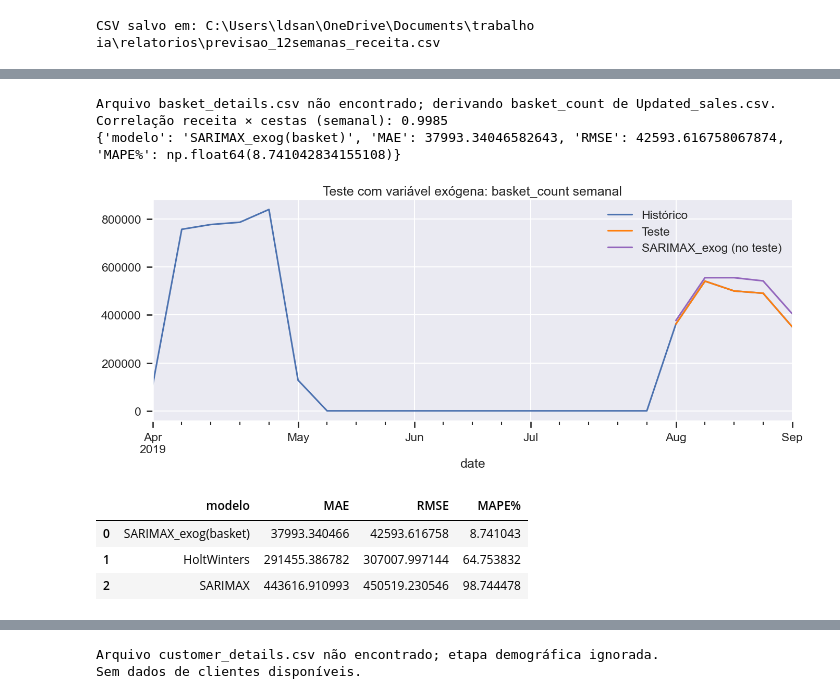
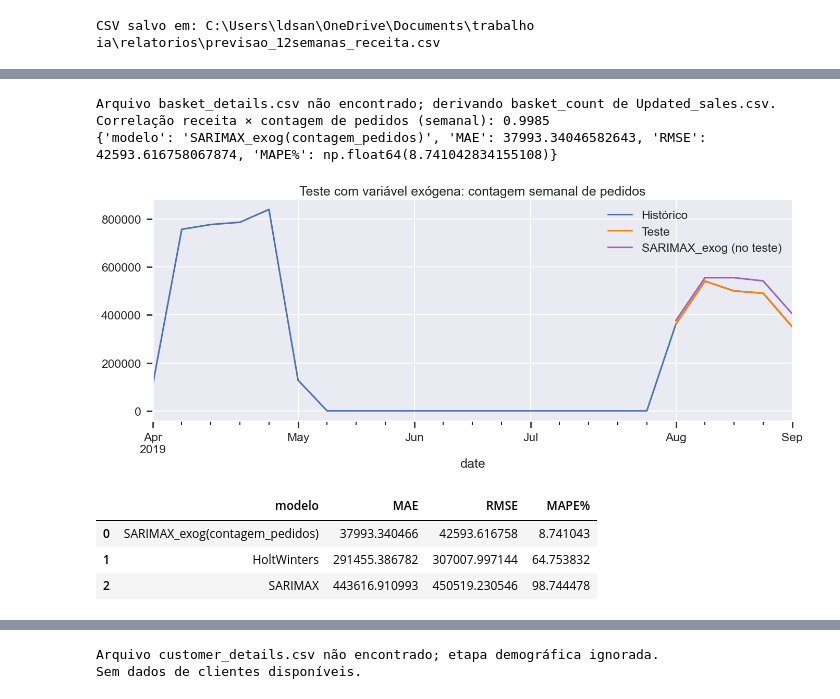
Before and after one commit to codewithsouza/Analise-Preditiva, a Jupyter notebook: guia_series_temporais_ecommerce.ipynb, the cells around one changed output, grey strips where cells are left out. Cells and saved outputs as stored; diff of their text form; code cells hidden in the pictures.

```diff
--- a/guia_series_temporais_ecommerce.ipynb
+++ b/guia_series_temporais_ecommerce.ipynb
@@ -454,5 +649,5 @@ Observações: 23 | Treino: 18 | Teste: 5 | Horizonte: 5
 # %%
-# 7) Modelos: Holt-Winters e SARIMAX — com fallback e salvaguardas
+# %% 7) Modelos: Holt-Winters e SARIMAX — com fallback e salvaguardas
 
 results = {}
 
@@ -479,12 +674,22 @@ else:
     else:
         hw_kwargs["seasonal"] = None
 
+    # Prints explicativos para apresentação
+    print("=== Holt-Winters ===")
+    print(f"CV treino: {cv:.3f}")
+    if hw_kwargs["seasonal"] is None:
+        print("Sazonalidade: não aplicada (dados insuficientes).")
+    else:
+        forma = "multiplicativa" if hw_kwargs["seasonal"] == "mul" else "aditiva"
+        print(f"Sazonalidade: {forma} | Período: {hw_kwargs['seasonal_periods']}")
+
     # Ajuste Holt-Winters
     try:
         hw_model = ExponentialSmoothing(y_train, **hw_kwargs)
         hw_fit = hw_model.fit(optimized=True)
         hw_fc = hw_fit.forecast(steps=h)
         results["HoltWinters"] = {"fit": hw_fit, "forecast": hw_fc}
+        print("HW: ajuste concluído.")
     except Exception as e:
         print("Holt-Winters falhou:", e)
 
@@ -492,6 +697,9 @@ else:
     order = (1, 1, 1) if len(y_train) > 2 else (1, 0, 0)
     use_seasonal = len(y_train) >= 104
     seasonal_order = (1, 1, 1, 52) if use_seasonal else (0, 0, 0, 0)
+
+    print("\n=== SARIMAX ===")
+    print(f"order={order} | seasonal_order={seasonal_order}")
 
     try:
         sar_model = SARIMAX(
@@ -509,6 +717,7 @@ else:
             "order": order,
             "seasonal_order": seasonal_order,
         }
+        print("SARIMAX: ajuste concluído.")
     except Exception as e:
         print("SARIMAX falhou:", e)
 
@@ -650,5 +963,5 @@ CSV salvo em: C:\Users\ldsan\OneDrive\Documents\trabalho ia\relatorios\previsao_
 # %%
-# 10) Variável exógena: basket_count semanal — versão robusta e compatível
+# %% 10) Variável exógena: contagem semanal de pedidos (derivada de Updated_sales.csv)
 
 def load_basket(path: Path) -> pd.DataFrame:
     df = pd.read_csv(path, parse_dates=["basket_date"])
@@ -658,21 +971,32 @@ def load_basket(path: Path) -> pd.DataFrame:
     return df.sort_values("basket_date")
 
 def build_basket_from_sales(df_sales: pd.DataFrame) -> pd.DataFrame:
+    """Deriva basket_count da base de vendas. Compatível com PT/EN."""
     tmp = df_sales.copy()
-    tmp["basket_date"] = tmp["Order Date"].dt.normalize()
-    # se não houver Order ID, usa contagem de linhas como aproximação
-    if "Order ID" in tmp.columns:
-        tmp["basket_count"] = tmp.groupby("basket_date")["Order ID"].transform("nunique")
+
+    # detectar nomes PT/EN
+    date_col = "Data_Pedido" if "Data_Pedido" in tmp.columns else "Order Date"
+    id_col   = "Pedido_ID"    if "Pedido_ID"    in tmp.columns else "Order ID"
+    rev_col  = "Receita"      if "Receita"      in tmp.columns else "Revenue"
+
+    # garantir datetime e normalizar para 00:00
+    tmp["basket_date"] = pd.to_datetime(tmp[date_col], errors="coerce").dt.normalize()
+
+    # se existir ID de pedido, conta pedidos únicos por dia; senão usa contagem de linhas
+    if id_col in tmp.columns:
+        tmp["basket_count"] = tmp.groupby("basket_date")[id_col].transform("nunique")
     else:
-        tmp["basket_count"] = tmp.groupby("basket_date")["Revenue"].transform("size")
+        tmp["basket_count"] = tmp.groupby("basket_date")[rev_col].transform("size")
+
     baskets = (
         tmp[["basket_date", "basket_count"]]
+          .dropna(subset=["basket_date"])
           .drop_duplicates(subset=["basket_date"])
           .sort_values("basket_date")
     )
     return baskets
 
-# carregar baskets de arquivo OU derivar
+# carregar baskets de arquivo OU derivar da base de vendas
 if ("FILE_BASKET" in globals()) and (FILE_BASKET is not None) and FILE_BASKET.exists():
     baskets = load_basket(FILE_BASKET)
     print("Usando basket_details:", FILE_BASKET)
@@ -684,7 +1008,7 @@ else:
     print("Baskets indisponíveis; seção exógena será ignorada.")
 
 # seguir apenas se tivermos baskets e a série alvo 'y'
-fit_exog_global = None  # deixamos disponível para a etapa #9
+fit_exog_global = None
 y_exog_series = None
 
 if (baskets is not None) and (not baskets.empty) and ("y" in globals()) and (len(y) > 0):
@@ -698,15 +1022,17 @@ if (baskets is not None) and (not baskets.empty) and ("y" in globals()) and (len
 
     # alinhar com a série de receita
     y_exog = baskets_weekly.reindex(y.index)["basket_count"].ffill()
-    y_exog_series = y_exog  # guardamos para a etapa #9
+    y_exog_series = y_exog
 
+    # correlação receita x cestas (apenas informativa)
     try:
         corr_val = float(pd.Series(y).corr(y_exog))
     except Exception:
         corr_val = np.nan
-    print("Correlação receita × cestas (semanal):", None if np.isnan(corr_val) else round(corr_val, 4))
+    print("Correlação receita × contagem de pedidos (semanal):",
+          None if np.isnan(corr_val) else round(corr_val, 4))
 
-    # garantir train/test/h (usa os já calculados na etapa 6; se não houver, recalcula)
+    # garantir train/test/h (reutiliza da etapa 6; se faltar, recalcula)
     if "y_train" not in globals() or "y_test" not in globals() or "h" not in globals():
         n = len(y)
         train_size = max(1, int(n * 0.8)) if n > 1 else 0
@@ -734,53 +1060,56 @@ if (baskets is not None) and (not baskets.empty) and ("y" in globals()) and (len
             enforce_invertibility=False,
         )
         fit_exog = sarimax_exog.fit(disp=False)
-        fit_exog_global = fit_exog  # guardamos para a etapa #9
+        fit_exog_global = fit_exog
 
         # previsão no conjunto de teste (limitada a h passos e ao tamanho de x_test)
         steps_eval = min(h, len(x_test))
         pred_exog = fit_exog.get_forecast(steps=steps_eval, exog=x_test.iloc[:steps_eval]).predicted_mean
 
-        # métricas (compatíveis com scikit-learn antigo: sem 'squared=False')
+        # métricas
         mae_exog  = mean_absolute_error(y_test.iloc[:steps_eval], pred_exog)
         rmse_exog = mean_squared_error(y_test.iloc[:steps_eval], pred_exog) ** 0.5
         mape_exog = np.mean(
             np.abs((np.array(y_test.iloc[:steps_eval]) - np.array(pred_exog)) /
                    np.clip(np.abs(np.array(y_test.iloc[:steps_eval])), 1e-9, None))
         ) * 100
 
-        print({"modelo": "SARIMAX_exog(basket)", "MAE": mae_exog, "RMSE": rmse_exog, "MAPE%": mape_exog})
+        print({"modelo": "SARIMAX_exog(contagem_pedidos)", "MAE": mae_exog, "RMSE": rmse_exog, "MAPE%": mape_exog})
 
         # gráfico
         fig, ax = plt.subplots(figsize=(14, 6))
         y.plot(ax=ax, label="Histórico")
         if steps_eval > 0:
             y_test.iloc[:steps_eval].plot(ax=ax, label="Teste", color="tab:orange")
             pred_exog.plot(ax=ax, label="SARIMAX_exog (no teste)", color="tab:purple")
-        ax.set_title("Teste com variável exógena: basket_count semanal")
+        ax.set_title("Teste com variável exógena: contagem semanal de pedidos")
         ax.legend(); plt.tight_layout(); plt.show()
 
-        # (opcional) acrescenta a linha do exógeno na tabela de métricas da etapa #8
+        # (opcional) acrescentar à tabela de métricas
         if "metrics_df" in globals():
             extra = pd.DataFrame([{
-                "modelo": "SARIMAX_exog(basket)",
+                "modelo": "SARIMAX_exog(contagem_pedidos)",
                 "MAE": float(mae_exog),
                 "RMSE": float(rmse_exog),
                 "MAPE%": float(mape_exog),
             }])
-            metrics_df = pd.concat([metrics_df, extra], ignore_index=True)\
-                           .sort_values(["RMSE", "MAPE%"]).reset_index(drop=True)
+            metrics_df = (
+                pd.concat([metrics_df, extra], ignore_index=True)
+                  .sort_values(["RMSE", "MAPE%"])
+                  .reset_index(drop=True)
+            )
             display(metrics_df)
 
     except Exception as e:
         print("SARIMAX com exógena falhou:", e)
 else:
-    print("Baskets não disponíveis; seção exógena ignorada.")
+    print("Contagem de pedidos indisponível; seção exógena ignorada.")
 # %% [output]
 Arquivo basket_details.csv não encontrado; derivando basket_count de Updated_sales.csv.
-Correlação receita × cestas (semanal): 0.9985
-{'modelo': 'SARIMAX_exog(basket)', 'MAE': 37993.34046582643, 'RMSE': 42593.616758067874, 'MAPE%': np.float64(8.741042834155108)}
+Correlação receita × contagem de pedidos (semanal): 0.9985
+{'modelo': 'SARIMAX_exog(contagem_pedidos)', 'MAE': 37993.34046582643, 'RMSE': 42593.616758067874, 'MAPE%': np.float64(8.741042834155108)}
-[figure, old version]
+[figure, new version]
 |  | modelo | MAE | RMSE | MAPE% |
-| 0 | SARIMAX_exog(basket) | 37993.340466 | 42593.616758 | 8.741043 |
+| 0 | SARIMAX_exog(contagem_pedidos) | 37993.340466 | 42593.616758 | 8.741043 |
 | 1 | HoltWinters | 291455.386782 | 307007.997144 | 64.753832 |
 | 2 | SARIMAX | 443616.910993 | 450519.230546 | 98.744478 |
```
Also changed, not shown: parts of 20 cells of this notebook.
